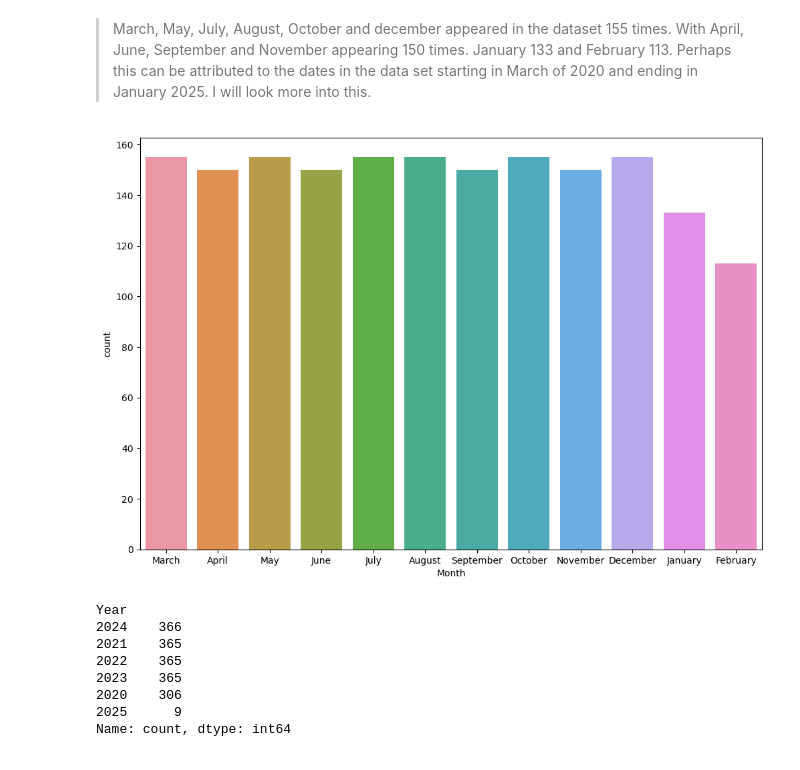
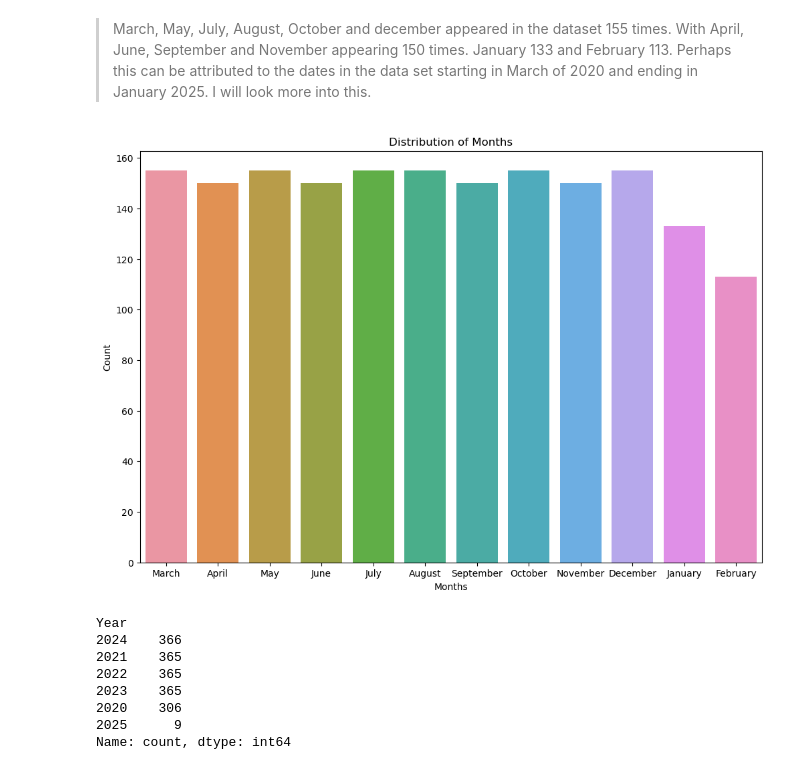
Before and after one commit to alishanstyles/MTA-Daily-Ridership, a Jupyter notebook: Untitled.ipynb, the cells around one changed output. Drawn from its saved outputs; the diff is of its cells as text; code cells hidden in the pictures.

```diff
--- a/Untitled.ipynb
+++ b/Untitled.ipynb
@@ -198,9 +224,13 @@ Name: count, dtype: int64
 > March, May, July, August, October and december appeared in the dataset 155 times. With April, June, September and November appearing 150 times. January 133 and February 113. Perhaps this can be attributed to the dates in the data set starting in March of 2020 and ending in January 2025. I will look more into this.
 # %%
 plt.figure(figsize = (12, 8))
-sns.countplot(data = df, x = 'Month');
+sns.countplot(data = df, x = 'Month')
+plt.title('Distribution of Months')
+plt.xlabel('Months')
+plt.ylabel('Count')
+plt.savefig('countplot2');
 # %% [output]
-[figure, old version]
+[figure, new version]
 # %%
 df['Year'].value_counts()
 # %% [output]
```
Also changed, not shown: parts of 4 cells of this notebook, 4 other files.
